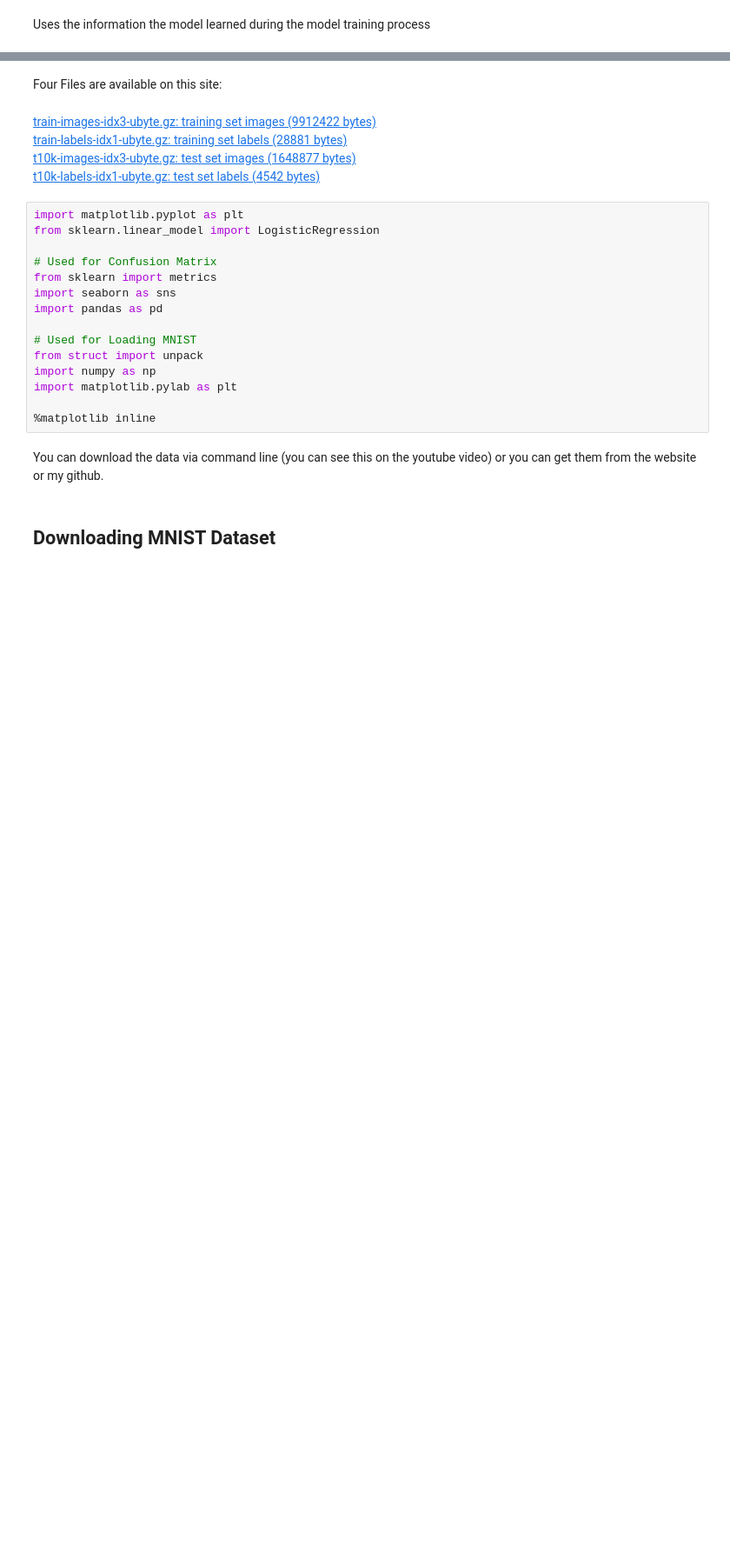
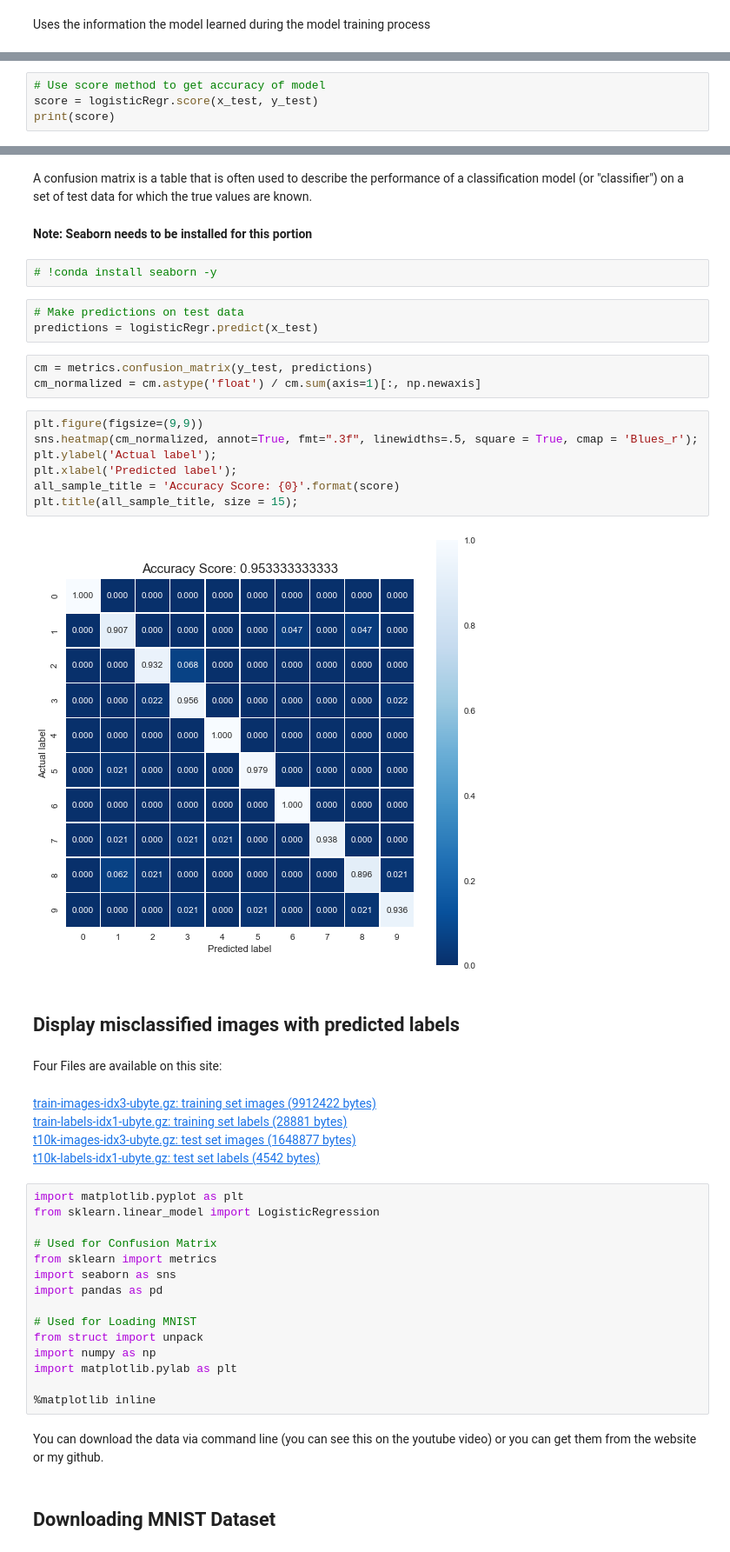
Before and after one commit to mGalarnyk/Python_Tutorials, a Jupyter notebook: Machine_Learning_from_Scratch/Logistic_Regression/LogisticRegression_toy_digits.ipynb, the cells around one changed output, grey strips where cells are left out. Shown at 87% size. Drawn from its saved outputs; the diff is of its cells as text; blank space fills up the shorter version.

Commit message:
Updated logistic regression toy digits dataset

```diff
--- a/Machine_Learning_from_Scratch/Logistic_Regression/LogisticRegression_toy_digits.ipynb
+++ b/Machine_Learning_from_Scratch/Logistic_Regression/LogisticRegression_toy_digits.ipynb
@@ -100,0 +116,4 @@ The MNIST database of handwritten digits is available on the following website:
+# %%
+# Use score method to get accuracy of model
+score = logisticRegr.score(x_test, y_test)
+print(score)
@@ -101,3 +124,26 @@ The MNIST database of handwritten digits is available on the following website:
+# %% [markdown]
+A confusion matrix is a table that is often used to describe the performance of a classification model (or "classifier") on a set of test data for which the true values are known.
+# %% [markdown]
+<b>Note: Seaborn needs to be installed for this portion </b>
+# %%
+# !conda install seaborn -y
+# %%
+# Make predictions on test data
+predictions = logisticRegr.predict(x_test)
+# %%
+cm = metrics.confusion_matrix(y_test, predictions)
+cm_normalized = cm.astype('float') / cm.sum(axis=1)[:, np.newaxis]
+# %%
+plt.figure(figsize=(9,9))
+sns.heatmap(cm_normalized, annot=True, fmt=".3f", linewidths=.5, square = True, cmap = 'Blues_r');
+plt.ylabel('Actual label');
+plt.xlabel('Predicted label');
+all_sample_title = 'Accuracy Score: {0}'.format(score)
+plt.title(all_sample_title, size = 15);
+# %% [output]
+[figure, added]
+# %% [markdown]
+## Display misclassified images with predicted labels
 # %% [markdown]
 Four Files are available on this site:
 # %% [markdown]
```
Also changed, not shown: parts of 17 cells of this notebook, 1 other file.
